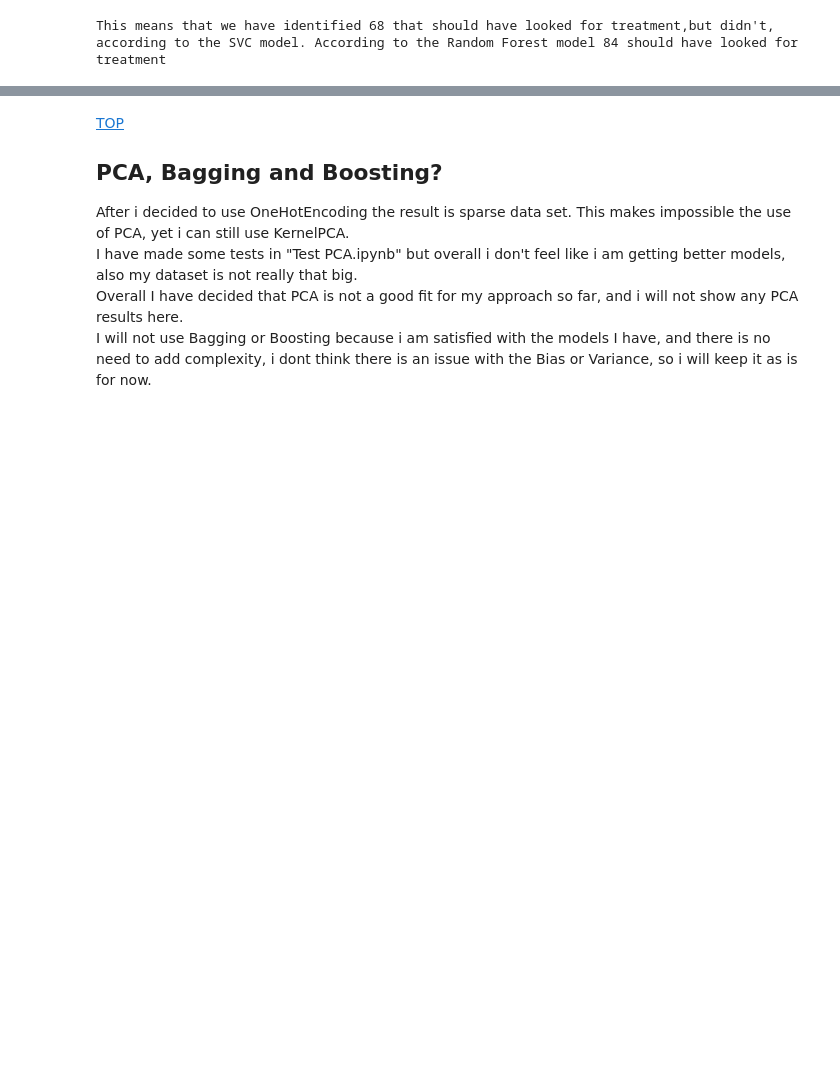
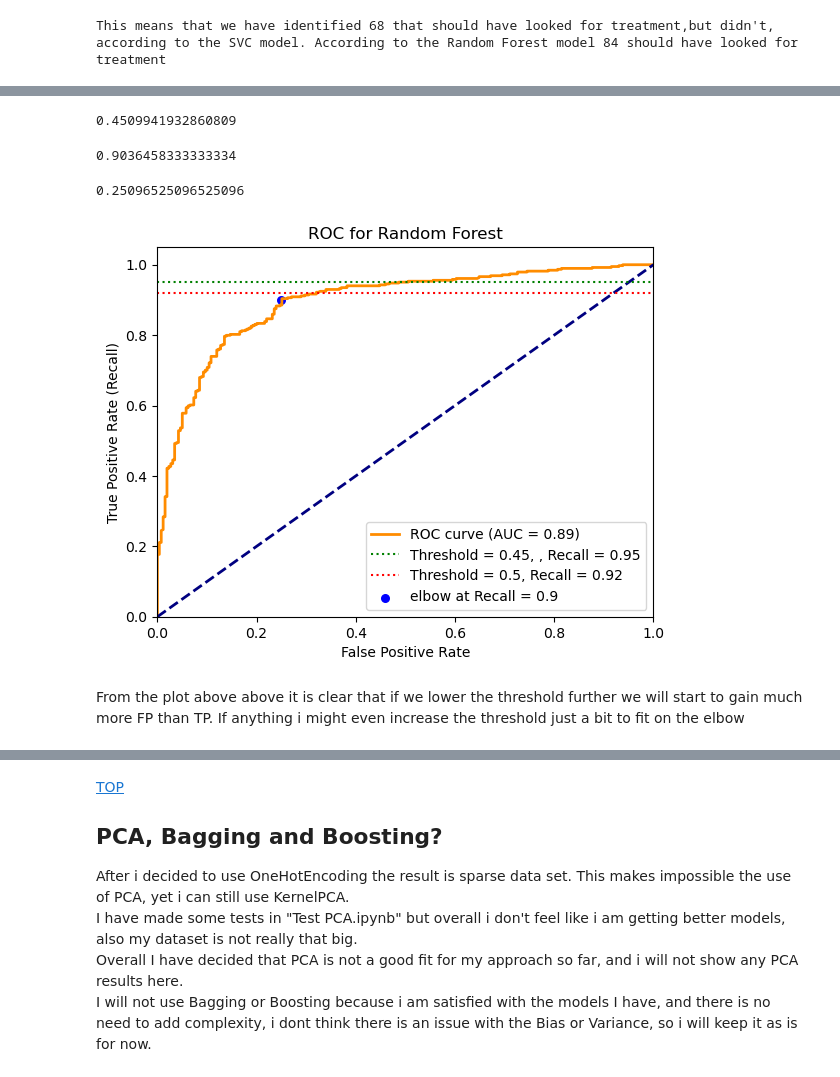
Before and after one commit to izkreizwam1/Machine-Learning-September-2023, a Jupyter notebook: Mental Prediction.ipynb, the cells around one changed output, grey strips where cells are left out. Cells and saved outputs as stored; diff of their text form; code cells hidden in the pictures; blank space fills up the shorter version.

Commit message:
Add files via upload
ROC curve plot is added

```diff
--- a/Mental Prediction.ipynb
+++ b/Mental Prediction.ipynb
@@ -1001,0 +1010,37 @@ This means that we have identified 68 that should have looked for treatment,but
+# %%
+ pl_y_17_proba = pipe_rf_17.predict_proba(pl_X_17)
+# %%
+fpr, tpr, thresholds = roc_curve(pl_y_17, pl_y_17_proba[:,1])
+roc_auc = auc(fpr, tpr)
+# %%
+# get the threshold for a specific Recall, in our case this is 0.95
+index = np.argmax(tpr >= 0.95)
+thresholds[index]
+# %% [output]
+0.4509941932860809
+# %%
+#get the coordinates of the elbow
+index2 = np.argmax(tpr >= 0.9)
+display(tpr[index2])
+fpr[index2]
+# %% [output]
+0.9036458333333334
+0.25096525096525096
+# %%
+plt.figure()
+plt.plot(fpr, tpr, color='darkorange', lw=2, label=f'ROC curve (AUC = {roc_auc:.2f})')
+plt.plot([0, 1], [0, 1], color='navy', lw=2, linestyle='--')
+plt.xlim([0.0, 1.0])
+plt.ylim([0.0, 1.05])
+plt.axhline(y=0.95, color='green', linestyle='dotted', label='Threshold = 0.45, , Recall = 0.95')
+plt.axhline(y=0.92, color='red', linestyle='dotted', label='Threshold = 0.5, Recall = 0.92')
+plt.scatter(0.25, 0.9, c='blue', marker='o', s=30, label = 'elbow at Recall = 0.9')
+plt.xlabel('False Positive Rate')
+plt.ylabel('True Positive Rate (Recall)')
+plt.title('ROC for Random Forest')
+plt.legend(loc='lower right')
+plt.show()
+# %% [output]
+[figure, added]
+# %% [markdown]
+From the plot above above it is clear that if we lower the threshold further we will start to gain much more FP than TP. If anything i might even increase the threshold just a bit to fit on the elbow
```
Also changed, not shown: parts of 17 cells of this notebook.
